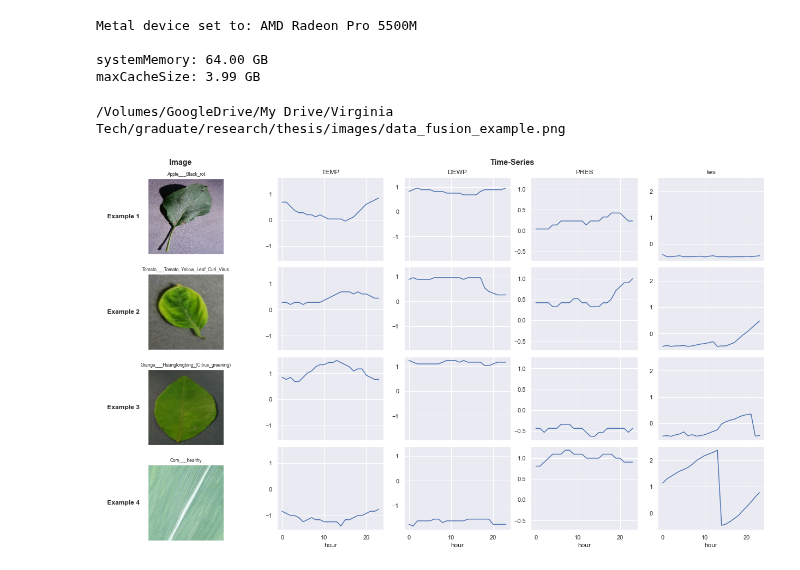
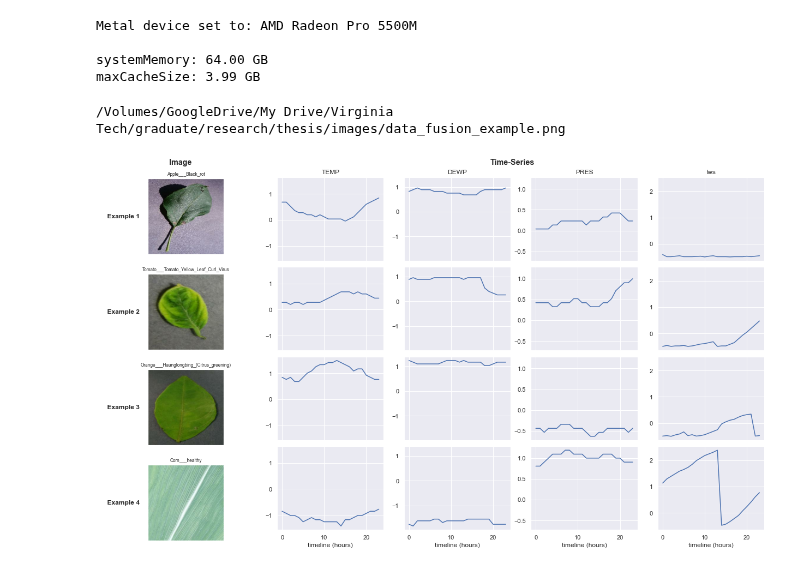
Before and after one commit to news-vt/makassar-ml, a Jupyter notebook: jupyter/visdata_fusion.ipynb, the cells around one changed output. Drawn from its saved outputs; the diff is of its cells as text; code cells hidden in the pictures.

```diff
--- a/jupyter/visdata_fusion.ipynb
+++ b/jupyter/visdata_fusion.ipynb
@@ -60,32 +60,32 @@ subfig_image.suptitle('                 Image', fontweight='bold', size='x-large
 subfig_ts.suptitle('Time-Series', fontweight='bold', size='x-large')
 
 ax_image = subfig_image.subplots(nrows=n, ncols=1, squeeze=False)
 ax_ts = subfig_ts.subplots(nrows=n, ncols=len(timeseries_features_in), sharey='col', sharex=True, squeeze=False)
 
 for k, ((image, ts_in), (label, ts_out)) in enumerate(ds_test.take(n)):
 
     # Time-series.
     nrows = ts_in.shape[-1]
     for i in range(nrows):
         ax_ts[k,i].plot(ts_in[0,:,i])
         if k == 0:
             ax_ts[k,i].set_title(timeseries_features_in[i])
         if k >= n-1:
-            ax_ts[k,i].set_xlabel('hour')
+            ax_ts[k,i].set_xlabel('timeline (hours)')
 
     # Image.
     ax_image[k,0].imshow(image[0])
     ax_image[k,0].get_xaxis().set_ticks([])
     ax_image[k,0].get_yaxis().set_ticks([])
     ax_image[k,0].set_ylabel(f"    Example {k+1}", rotation='horizontal', ha='right', va="center", fontweight='bold', size='large', labelpad=15)
     ax_image[k,0].set_title(f"{label_names[label[0].numpy()]}", size='small')
 
     if k >= n-1:
         break
 
 fname = f"/Volumes/GoogleDrive/My Drive/Virginia Tech/graduate/research/thesis/images/data_fusion_example.png"
 fig.savefig(fname)
 print(fname)
 # %% [output]
 /Volumes/GoogleDrive/My Drive/Virginia Tech/graduate/research/thesis/images/data_fusion_example.png
-[figure, old version]
+[figure, new version]
```
